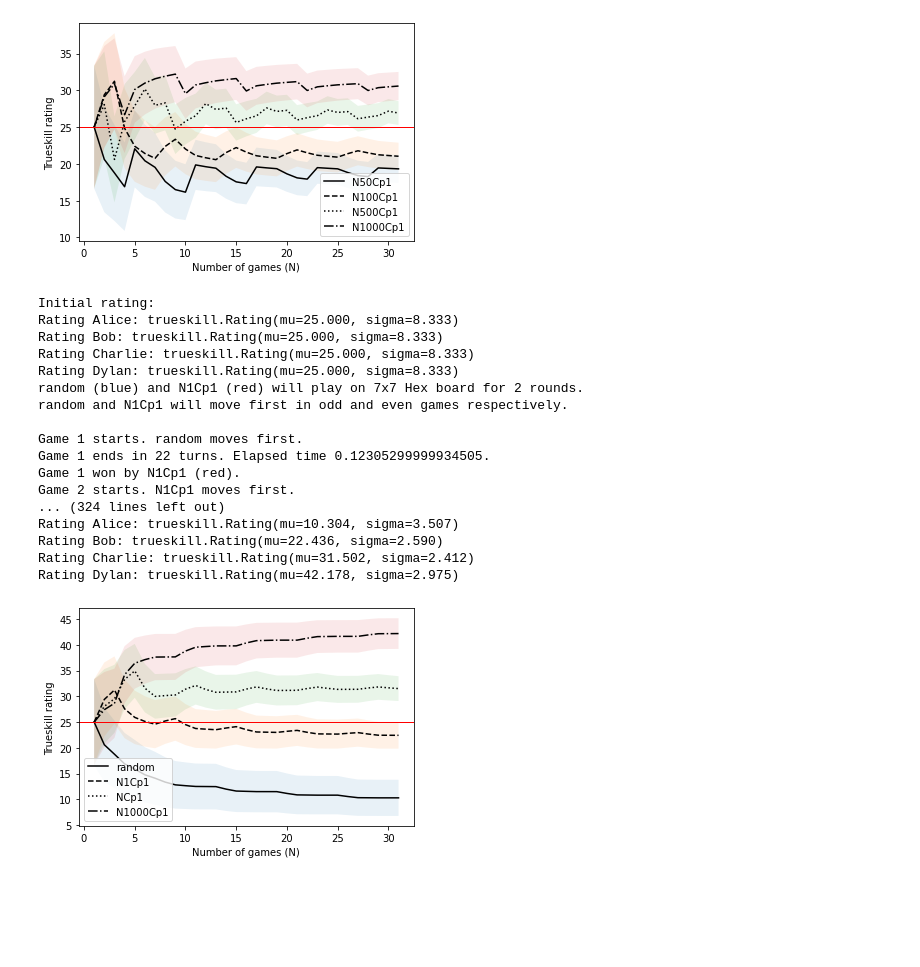
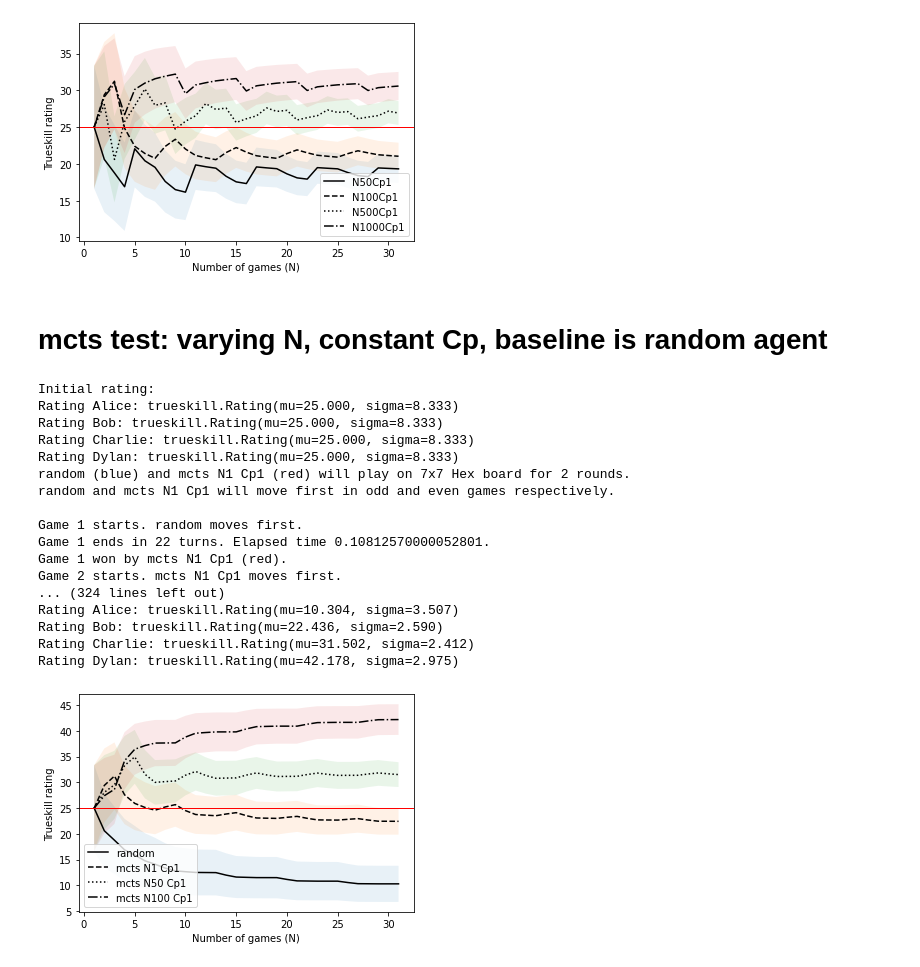
Before and after one commit to cuboids/rl-assignments, a Jupyter notebook: Experiment.ipynb, the cells around one changed output. Cells and saved outputs as stored; diff of their text form; code cells hidden in the pictures; blank space fills up the shorter version.

```diff
--- a/Experiment.ipynb
+++ b/Experiment.ipynb
@@ -425,10 +539,10 @@ N = 5
 game = 2
 boardsize = 7
 
-Alice = Agent(name='N300Cp0', searchby='mcts', hyperpars={'N': 300, 'Cp': 0, 'timelimit': 2})
-Bob = Agent(name='N300Cp0.1', searchby='mcts', hyperpars={'N': 300, 'Cp': 0.01, 'timelimit': 2})
-Charlie = Agent(name='N300Cp1', searchby='mcts', hyperpars={'N': 300, 'Cp': 1, 'timelimit': 2})
-Dylan = Agent(name='N300Cp5', searchby='mcts', hyperpars={'N': 300, 'Cp': 5, 'timelimit': 2})
+Alice = Agent(name='mcts N300 Cp0', searchby='mcts', hyperpars={'N': 300, 'Cp': 0, 'timelimit': 2})
+Bob = Agent(name='mcts N300 Cp0.01', searchby='mcts', hyperpars={'N': 300, 'Cp': 0.01, 'timelimit': 2})
+Charlie = Agent(name='mcts N300 Cp1', searchby='mcts', hyperpars={'N': 300, 'Cp': 1, 'timelimit': 2})
+Dylan = Agent(name='mcts N300 Cp5', searchby='mcts', hyperpars={'N': 300, 'Cp': 5, 'timelimit': 2})
 
 print('Initial rating:')
 print("Rating Alice:", Alice.rating)
@@ -480,10 +596,10 @@ N = 5
 game = 2
 boardsize = 7
 
-Alice = Agent(name='N300Cp0', searchby='mcts', hyperpars={'N': 300, 'Cp': 0, 'timelimit': 2})
-Bob = Agent(name='N300Cp0.1', searchby='mcts', hyperpars={'N': 300, 'Cp': 0.01, 'timelimit': 2})
-Charlie = Agent(name='N300Cp1', searchby='mcts', hyperpars={'N': 300, 'Cp': 1, 'timelimit': 2})
-Dylan = Agent(name='N300Cp5', searchby='mcts', hyperpars={'N': 300, 'Cp': 10, 'timelimit': 2})
+Alice = Agent(name='mcts N300 Cp0', searchby='mcts', hyperpars={'N': 300, 'Cp': 0, 'timelimit': 2})
+Bob = Agent(name='mcts N300 Cp0.01', searchby='mcts', hyperpars={'N': 300, 'Cp': 0.01, 'timelimit': 2})
+Charlie = Agent(name='mcts N300 Cp1', searchby='mcts', hyperpars={'N': 300, 'Cp': 1, 'timelimit': 2})
+Dylan = Agent(name='mcts N300 Cp10', searchby='mcts', hyperpars={'N': 300, 'Cp': 10, 'timelimit': 2})
 
 print('Initial rating:')
 print("Rating Alice:", Alice.rating)
@@ -535,10 +653,10 @@ N = 5
 game = 2
 boardsize = 7
 
-Alice = Agent(name='N1000Cp0', searchby='mcts', hyperpars={'N': 1000, 'Cp': 0, 'timelimit': 2})
-Bob = Agent(name='N1000Cp0.1', searchby='mcts', hyperpars={'N': 1000, 'Cp': 0.01, 'timelimit': 2})
-Charlie = Agent(name='N1000Cp1', searchby='mcts', hyperpars={'N': 1000, 'Cp': 1, 'timelimit': 2})
-Dylan = Agent(name='N1000Cp5', searchby='mcts', hyperpars={'N': 1000, 'Cp': 10, 'timelimit': 2})
+Alice = Agent(name='mcts N1000 Cp0', searchby='mcts', hyperpars={'N': 1000, 'Cp': 0, 'timelimit': 2})
+Bob = Agent(name='mcts N1000 Cp0.01', searchby='mcts', hyperpars={'N': 1000, 'Cp': 0.01, 'timelimit': 2})
+Charlie = Agent(name='mcts N1000 Cp1', searchby='mcts', hyperpars={'N': 1000, 'Cp': 1, 'timelimit': 2})
+Dylan = Agent(name='mcts N1000 Cp10', searchby='mcts', hyperpars={'N': 1000, 'Cp': 10, 'timelimit': 2})
 
 print('Initial rating:')
 print("Rating Alice:", Alice.rating)
@@ -637,6 +757,8 @@ Rating Bob: trueskill.Rating(mu=21.036, sigma=1.844)
 Rating Charlie: trueskill.Rating(mu=26.906, sigma=1.621)
 Rating Dylan: trueskill.Rating(mu=30.577, sigma=1.918)
 [figure]
+# %% [markdown]
+# mcts test: varying N, constant Cp, baseline is random agent
 # %%
 from RepeatGames import play_hex
 from HexBoard import Agent, HexBoard
@@ -646,9 +768,9 @@ game = 2
 boardsize = 7
 
 Alice = Agent(name='random', searchby='random')
-Bob = Agent(name='N1Cp1', searchby='mcts', hyperpars={'N': 1, 'Cp': 1, 'timelimit': 2})
-Charlie = Agent(name='NCp1', searchby='mcts', hyperpars={'N': 50, 'Cp': 1, 'timelimit': 2})
-Dylan = Agent(name='N1000Cp1', searchby='mcts', hyperpars={'N': 100, 'Cp': 1, 'timelimit': 2})
+Bob = Agent(name='mcts N1 Cp1', searchby='mcts', hyperpars={'N': 1, 'Cp': 1, 'timelimit': 2})
+Charlie = Agent(name='mcts N50 Cp1', searchby='mcts', hyperpars={'N': 50, 'Cp': 1, 'timelimit': 2})
+Dylan = Agent(name='mcts N100 Cp1', searchby='mcts', hyperpars={'N': 100, 'Cp': 1, 'timelimit': 2})
 
 print('Initial rating:')
 print("Rating Alice:", Alice.rating)
@@ -659,36 +781,36 @@ print("Rating Dylan:", Dylan.rating)
 
 for i in range(0, N):
 
     play_hex(game, Alice, Bob, boardsize, show_midgame=False, show_endgame=False, analysis=False)
     play_hex(game, Charlie, Alice, boardsize, show_midgame=False, show_endgame=False, analysis=False)
     play_hex(game, Bob, Charlie, boardsize, show_midgame=False, show_endgame=False, analysis=False)
     play_hex(game, Alice, Dylan, boardsize, show_midgame=False, show_endgame=False, analysis=False)
     play_hex(game, Charlie, Dylan, boardsize, show_midgame=False, show_endgame=False, analysis=False)
     play_hex(game, Bob, Dylan, boardsize, show_midgame=False, show_endgame=False, analysis=False)
 
 print('Final rating')
 print("Rating Alice:", Alice.rating)
 print("Rating Bob:", Bob.rating)
 print("Rating Charlie:", Charlie.rating)
 print("Rating Dylan:", Dylan.rating)
 
 Alice.plot_rating_history(Bob, Charlie, Dylan)
 # %% [output]
 Initial rating:
 Rating Alice: trueskill.Rating(mu=25.000, sigma=8.333)
 Rating Bob: trueskill.Rating(mu=25.000, sigma=8.333)
 Rating Charlie: trueskill.Rating(mu=25.000, sigma=8.333)
 Rating Dylan: trueskill.Rating(mu=25.000, sigma=8.333)
-random (blue) and N1Cp1 (red) will play on 7x7 Hex board for 2 rounds.
-random and N1Cp1 will move first in odd and even games respectively.
+random (blue) and mcts N1 Cp1 (red) will play on 7x7 Hex board for 2 rounds.
+random and mcts N1 Cp1 will move first in odd and even games respectively.
 
 Game 1 starts. random moves first.
-Game 1 ends in 22 turns. Elapsed time 0.12305299999934505.
-Game 1 won by N1Cp1 (red).
-Game 2 starts. N1Cp1 moves first.
+Game 1 ends in 22 turns. Elapsed time 0.10812570000052801.
+Game 1 won by mcts N1 Cp1 (red).
+Game 2 starts. mcts N1 Cp1 moves first.
 ... (324 lines left out)
 Rating Alice: trueskill.Rating(mu=10.304, sigma=3.507)
 Rating Bob: trueskill.Rating(mu=22.436, sigma=2.590)
 Rating Charlie: trueskill.Rating(mu=31.502, sigma=2.412)
 Rating Dylan: trueskill.Rating(mu=42.178, sigma=2.975)
-[figure, old version]
+[figure, new version]
```
Also changed, not shown: parts of 9 cells of this notebook.
